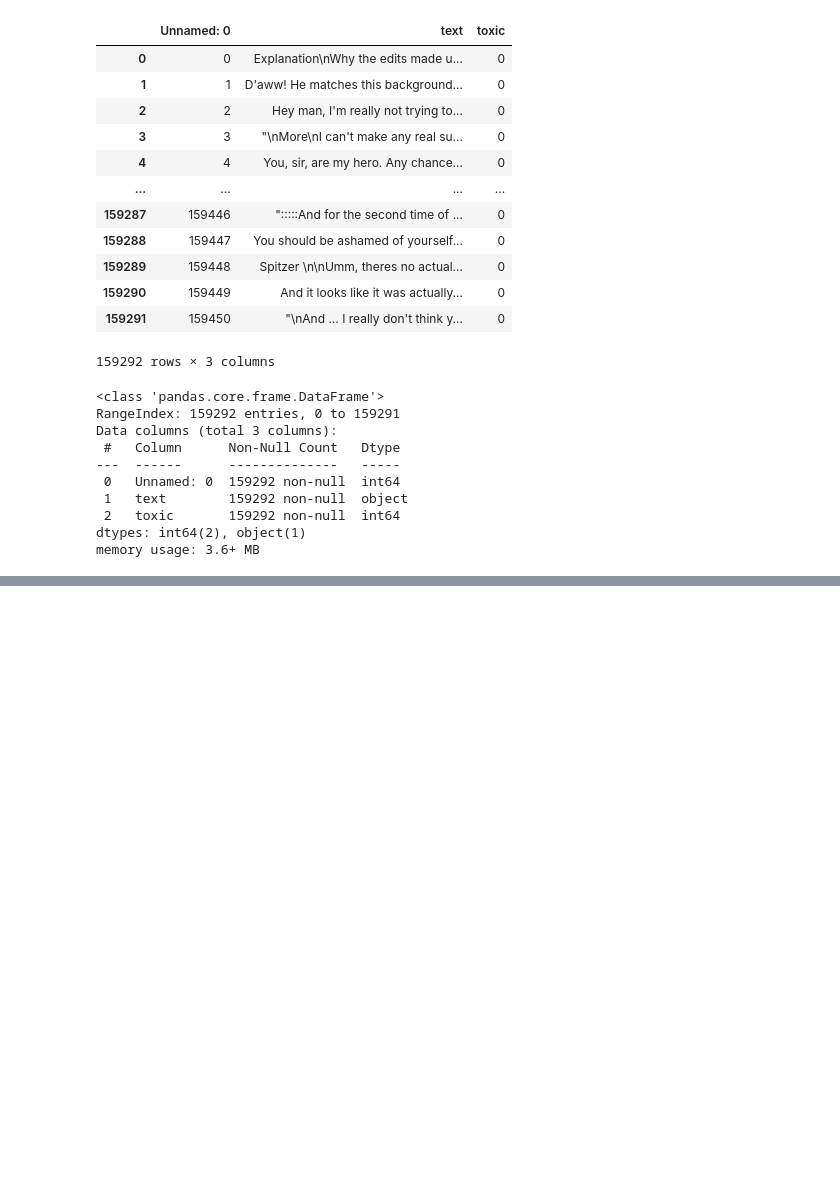
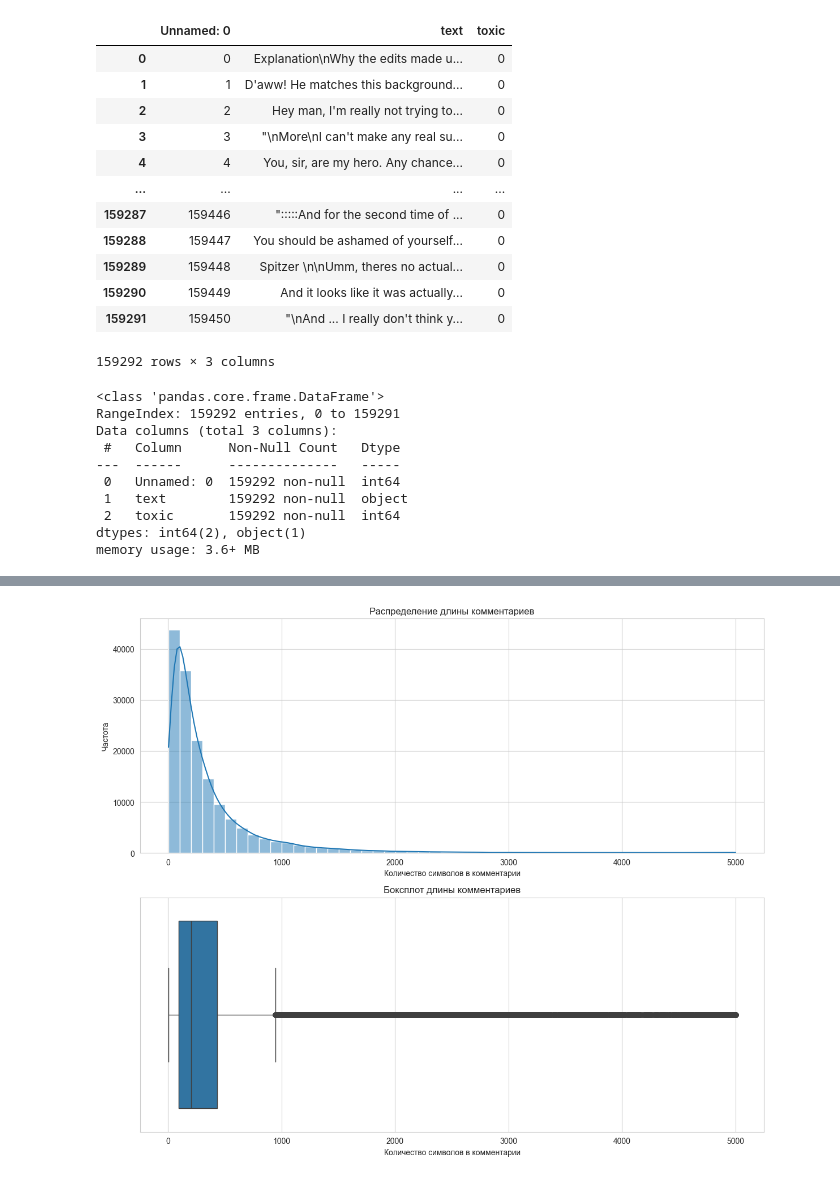
Before and after one commit to Moncervers/comments_tonal_analysis, a Jupyter notebook: analysis_using_BERT.ipynb, the cells around one changed output, grey strips where cells are left out. Drawn from its saved outputs; the diff is of its cells as text; code cells hidden in the pictures; blank space fills up the shorter version.

```diff
--- a/analysis_using_BERT.ipynb
+++ b/analysis_using_BERT.ipynb
@@ -67,8 +95,9 @@ memory usage: 3.6+ MB
 # Удаляем столбец
 df = df.drop(columns=['Unnamed: 0'], axis=1)
 
-# Приводим к типу int8 для экономии памяти
-df = df['toxic'].astype('int8')
+# Приводим данные к нужному типу
+df['text'] = df['text'].values.astype('U')  # Приводим UTF для дальнейшей обработки
+df['toxic'] = df['toxic'].astype('int8')  # Приводим к типу int8 для экономии памяти
 
 # Проверяем, корректно ли удалился столбец
 df.info()
@@ -83,0 +122,6 @@ memory usage: 155.7 KB
+# %%
+# Посмотрим, какой самый длинный комментарий в датасете:
+df['length'] = df['text'].apply(lambda x: len(x))
+
+# Смотрим самые большие комментарии:
+df.sort_values('length', ascending=False)
@@ -83,0 +142,20 @@ memory usage: 155.7 KB
+# %%
+plt.figure(figsize=(12, 10))
+
+# Гистограмма
+plt.subplot(2, 1, 1)
+sns.histplot(df['length'], bins=50, kde=True)
+plt.title('Распределение длины комментариев')
+plt.xlabel('Количество символов в комментарии')
+plt.ylabel('Частота')
+
+# Боксплот
+plt.subplot(2, 1, 2)
+sns.boxplot(x=df['length'], orient='h')
+plt.title('Боксплот длины комментариев')
+plt.xlabel('Количество символов в комментарии')
+
+plt.tight_layout()
+plt.show()
+# %% [output]
+[figure, added]
```
Also changed, not shown: parts of 23 cells of this notebook.
